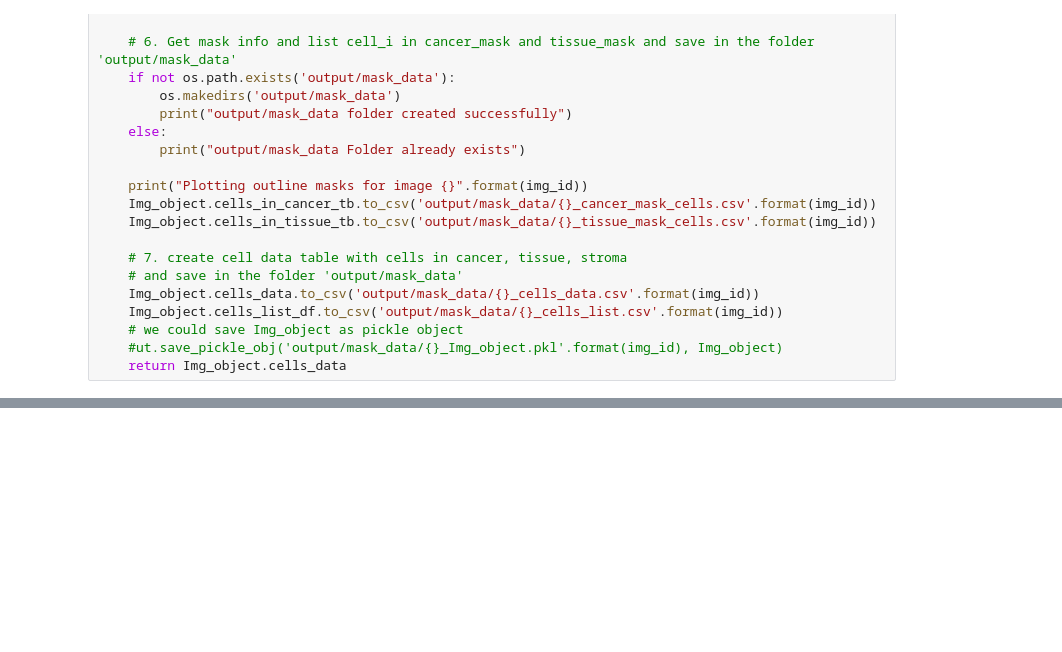
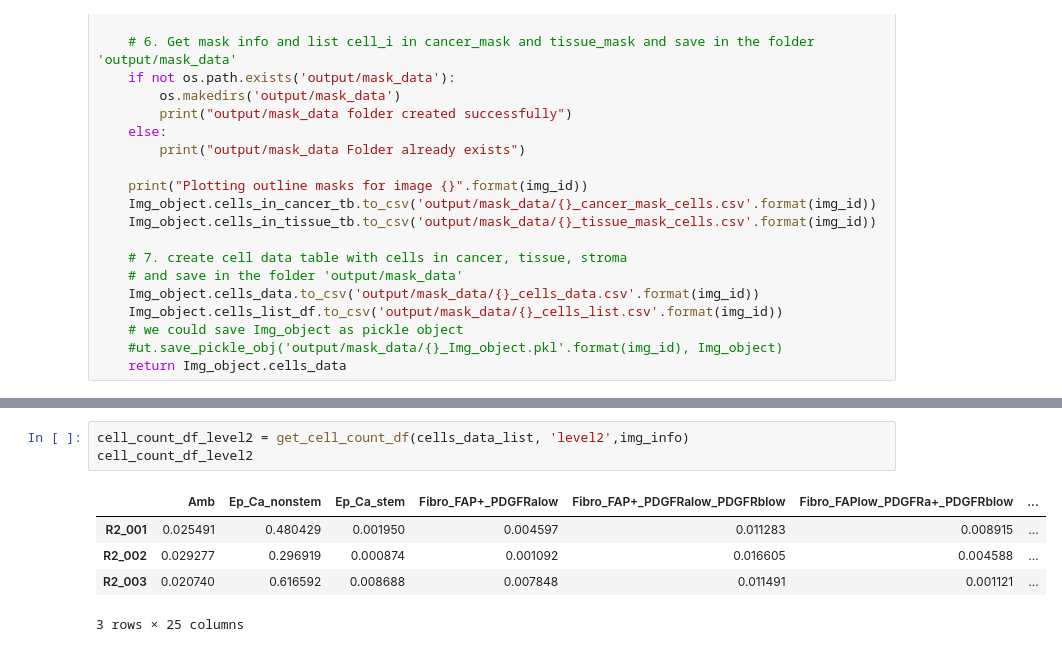
Before and after one commit to PattaWapee/IMCprocess, a Jupyter notebook: notebooks/mask_analysis/mask_analysis_full_pipeline/01pipeline_level1.ipynb, the cells around one changed output, grey strips where cells are left out. Drawn from its saved outputs; the diff is of its cells as text; blank space fills up the shorter version.

```diff
--- a/notebooks/mask_analysis/mask_analysis_full_pipeline/01pipeline_level1.ipynb
+++ b/notebooks/mask_analysis/mask_analysis_full_pipeline/01pipeline_level1.ipynb
@@ -156,0 +189,9 @@ Plotting outline masks for image R2_003
+# %%
+cell_count_df_level2 = get_cell_count_df(cells_data_list, 'level2',img_info)
+cell_count_df_level2
+# %% [output]
+|  | Amb | Ep_Ca_nonstem | Ep_Ca_stem | Fibro_FAP+_PDGFRalow | Fibro_FAP+_PDGFRalow_PDGFRblow | Fibro_FAPlow_PDGFRa+_PDGFRblow | ... |
+| R2_001 | 0.025491 | 0.480429 | 0.001950 | 0.004597 | 0.011283 | 0.008915 | ... |
+| R2_002 | 0.029277 | 0.296919 | 0.000874 | 0.001092 | 0.016605 | 0.004588 | ... |
+| R2_003 | 0.020740 | 0.616592 | 0.008688 | 0.007848 | 0.011491 | 0.001121 | ... |
+3 rows × 25 columns
```
Also changed, not shown: parts of 7 cells of this notebook, 2 other files.
